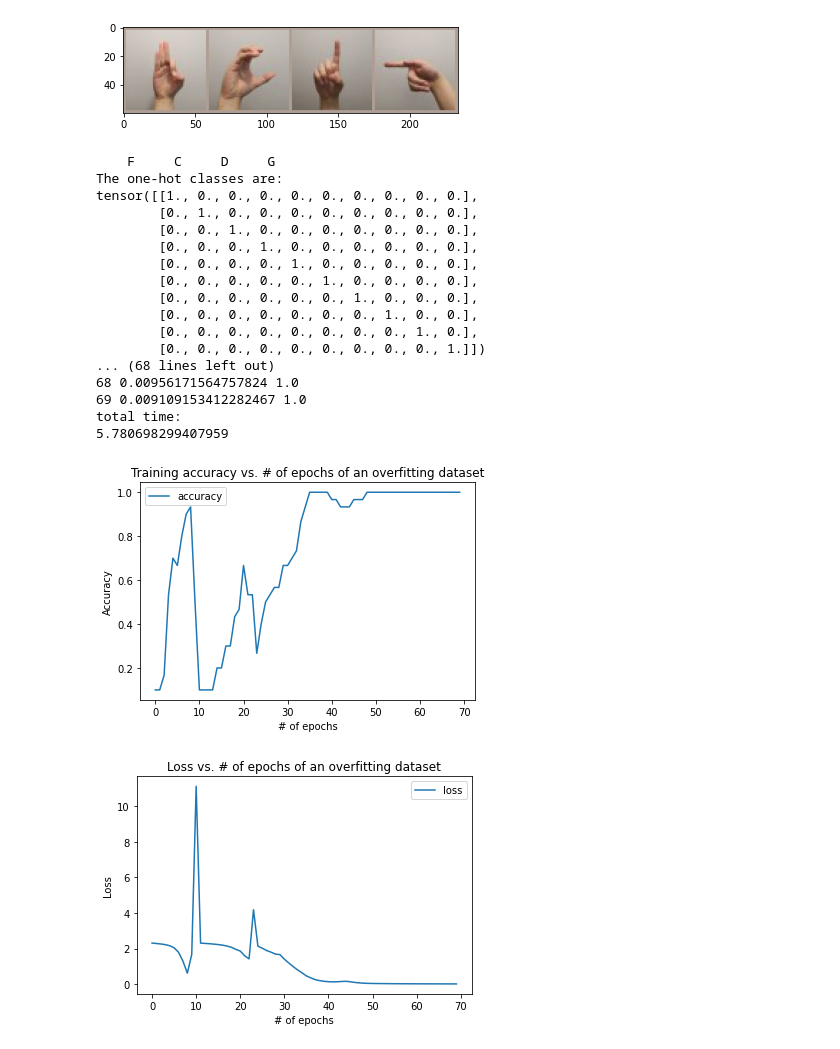
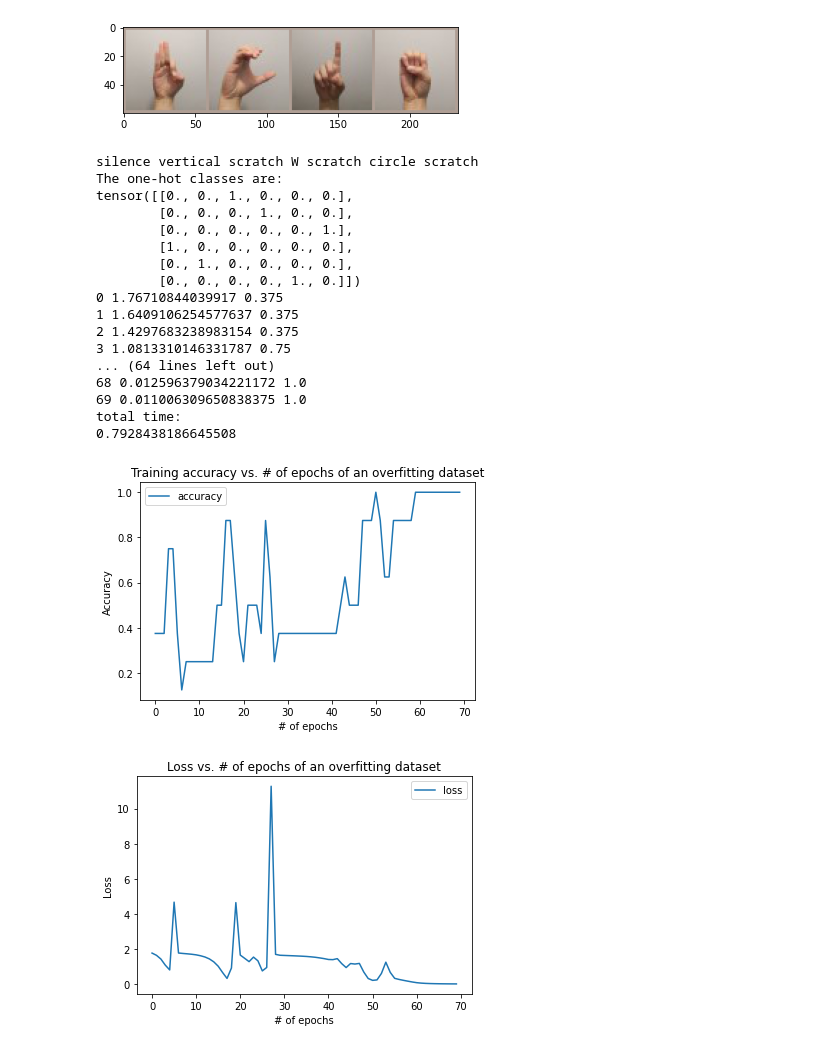
Before and after one commit to ece324-2020/AirUI, a Jupyter notebook: CNN_Models/CNN_Model.ipynb, the cells around one changed output. Drawn from its saved outputs; the diff is of its cells as text; code cells hidden in the pictures.

Commit message:
split data to test, train, val, and overfit

```diff
--- a/CNN_Models/CNN_Model.ipynb
+++ b/CNN_Models/CNN_Model.ipynb
@@ -29,22 +29,34 @@ numOfFCLayers = 2
 seed = 42
 
 
-
 # Input overfit, train, val, test dataset
 # Load un-normalized data to compute mean and standard deviation.
-trainset_raw = torchvision.datasets.ImageFolder(\
-            root='/content/drive/My Drive/Colab Notebooks/Assignment 4/My_ASL', \
+path = '/content/drive/My Drive/Colab Notebooks/Assignment 4/My_ASL'
+dataset_raw = torchvision.datasets.ImageFolder(\
+            root=path, \
             transform=transforms.Compose([transforms.ToTensor()]))
-dataloader = DataLoader(trainset_raw, batch_size=len(trainset_raw))
-data = next(iter(dataloader))
+loader = DataLoader(dataset_raw, batch_size=len(dataset_raw))
+data = next(iter(loader))
 mean = torch.mean(data[0], (0,2,3))
 std = torch.std(data[0], (0,2,3))
 
-# Normalized trainset
-trainset = torchvision.datasets.ImageFolder(\
-            root='/content/drive/My Drive/Colab Notebooks/Assignment 4/My_ASL', \
+# Normalized dataset
+dataset = torchvision.datasets.ImageFolder(\
+            root=path, \
             transform=transforms.Compose([transforms.ToTensor(), transforms.Normalize(mean, std)]))
-train_loader = DataLoader(trainset, batch_size=batchSize, shuffle=True)
+
+# create train, val, test, and overfit dataset
+testSize = 0.2
+valSize = 0.3
+overfitSize = 300
+train_set, test_set = train_test_split(dataset, test_size=testSize, random_state=seed)   # split test
+train_set, val_set = train_test_split(train_set, test_size=valSize/(1-testSize), random_state=seed)   # split train to train and val
+overfit_set = dataset.sample(n=overfitSize, random_state=seed)  #create overfit dataset
+
+train_loader = DataLoader(train_set, batch_size=batchSize, shuffle=True)
+val_loader = DataLoader(val_set, batch_size=batchSize, shuffle=True)
+test_loader = DataLoader(test_set, batch_size=batchSize, shuffle=True)
+overfit_loader = DataLoader(overfit_set, batch_size=batchSize, shuffle=True)
 
 # Check the ground truth of the images
 def imshow(img):
@@ -58,10 +70,8 @@ def imshow(img):
 dataiter = iter(train_loader)
 images, labels = dataiter.next()
 imshow(torchvision.utils.make_grid(images[0:4]))
-classes = ['A', 'B', 'C', 'D','E', 'F', 'G', 'H', 'I', 'K']
+classes = ['finertip tap', 'fingernail tap', 'vertical scratch', 'W scratch', 'circle scratch', 'silence']
 print(' '.join('%5s' % classes[labels[j]] for j in range(4)))
-# classes = ['finertip tap', 'fingernail tap', 'vertical scratch', 'W scratch', 'circle scratch', 'silence']
-
 
 # One-hot encode the classes
 oneh_encoder = OneHotEncoder()
@@ -246,48 +256,48 @@ def plot_full_data(trainAccuracies, trainLosses, validAccuracies, validLosses):
   pyplot.plot(trainAccuracies, label='training')
   pyplot.plot(validAccuracies, label='validation')
   pyplot.legend()
   pyplot.ylabel('Accuracy')
   pyplot.xlabel('# of epochs')
   pyplot.title('Training accuracy vs. # of epochs of the full dataset')
   pyplot.show()
 
   # Loss plot
   pyplot.plot(trainLosses, label='traning')
   pyplot.plot(validLosses, label='validation')
   pyplot.legend()
   pyplot.ylabel('Loss')
   pyplot.xlabel('# of epochs')
   pyplot.title('Loss vs. # of epochs of the full dataset')
   pyplot.show()
 
 
 
 
 ######################################### LOAD AND CALL THE MODEL HERE ##############################################
 torch.manual_seed(seed)
 model = CNN(input_dim=56, numOfKernels=8, numOfNeurons=100, kernelSize=3, numOfConvLayers=2, batchNorm=False)    # Load model
 optimizer = optimizer_func(model.parameters(),lr=learningRate)
 
 trainAccuracies, trainLosses = overfit_training(train_loader, model, optimizer)
 plot_overfit(trainAccuracies, trainLosses)
 # %% [output]
-[figure, old version]
+[figure, new version]
-    F     C     D     G
+silence vertical scratch W scratch circle scratch
 The one-hot classes are:
-tensor([[1., 0., 0., 0., 0., 0., 0., 0., 0., 0.],
-        [0., 1., 0., 0., 0., 0., 0., 0., 0., 0.],
-        [0., 0., 1., 0., 0., 0., 0., 0., 0., 0.],
-        [0., 0., 0., 1., 0., 0., 0., 0., 0., 0.],
-        [0., 0., 0., 0., 1., 0., 0., 0., 0., 0.],
-        [0., 0., 0., 0., 0., 1., 0., 0., 0., 0.],
-        [0., 0., 0., 0., 0., 0., 1., 0., 0., 0.],
-        [0., 0., 0., 0., 0., 0., 0., 1., 0., 0.],
-        [0., 0., 0., 0., 0., 0., 0., 0., 1., 0.],
-        [0., 0., 0., 0., 0., 0., 0., 0., 0., 1.]])
-... (68 lines left out)
-68 0.00956171564757824 1.0
-69 0.009109153412282467 1.0
+tensor([[0., 0., 1., 0., 0., 0.],
+        [0., 0., 0., 1., 0., 0.],
+        [0., 0., 0., 0., 0., 1.],
+        [1., 0., 0., 0., 0., 0.],
+        [0., 1., 0., 0., 0., 0.],
+        [0., 0., 0., 0., 1., 0.]])
+0 1.76710844039917 0.375
+1 1.6409106254577637 0.375
+2 1.4297683238983154 0.375
+3 1.0813310146331787 0.75
+... (64 lines left out)
+68 0.012596379034221172 1.0
+69 0.011006309650838375 1.0
 total time:
-5.780698299407959
+0.7928438186645508
-[figure, old version]
+[figure, new version]
-[figure, old version]
+[figure, new version]
```
